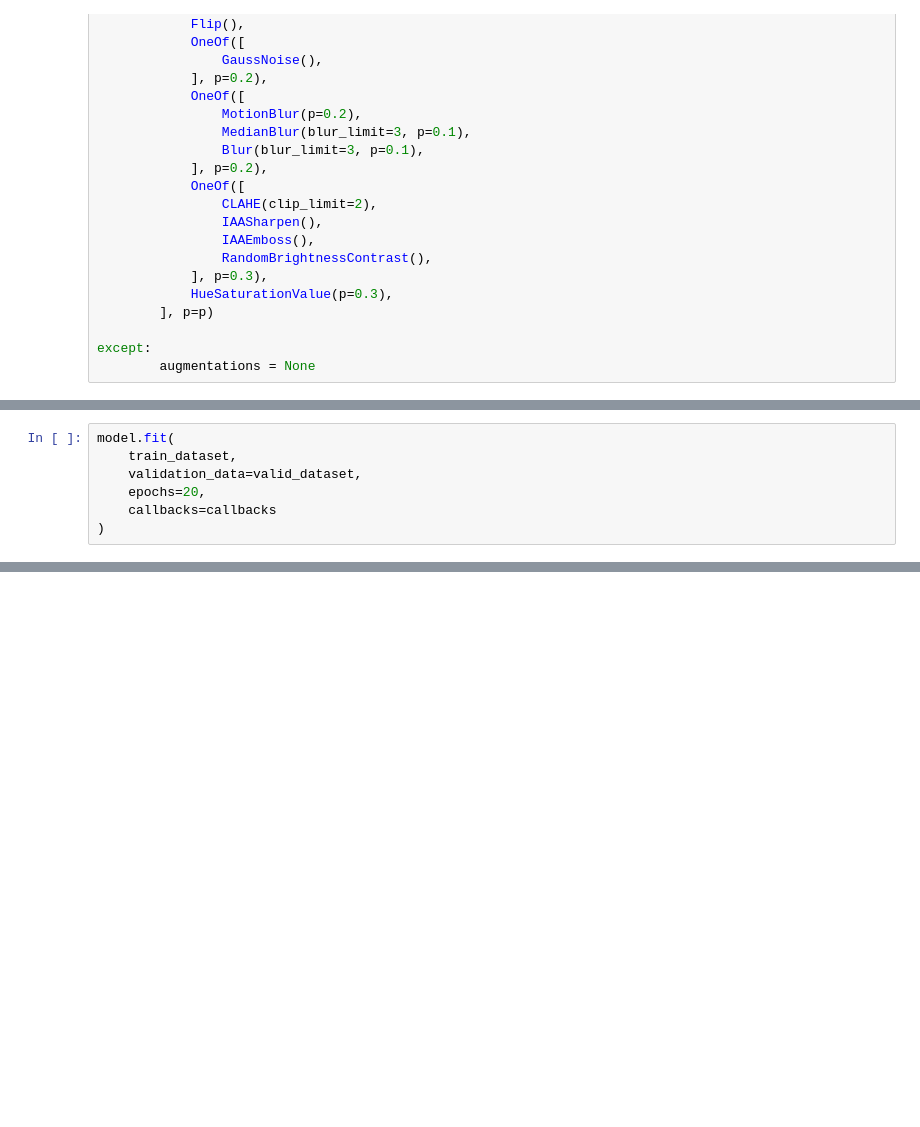
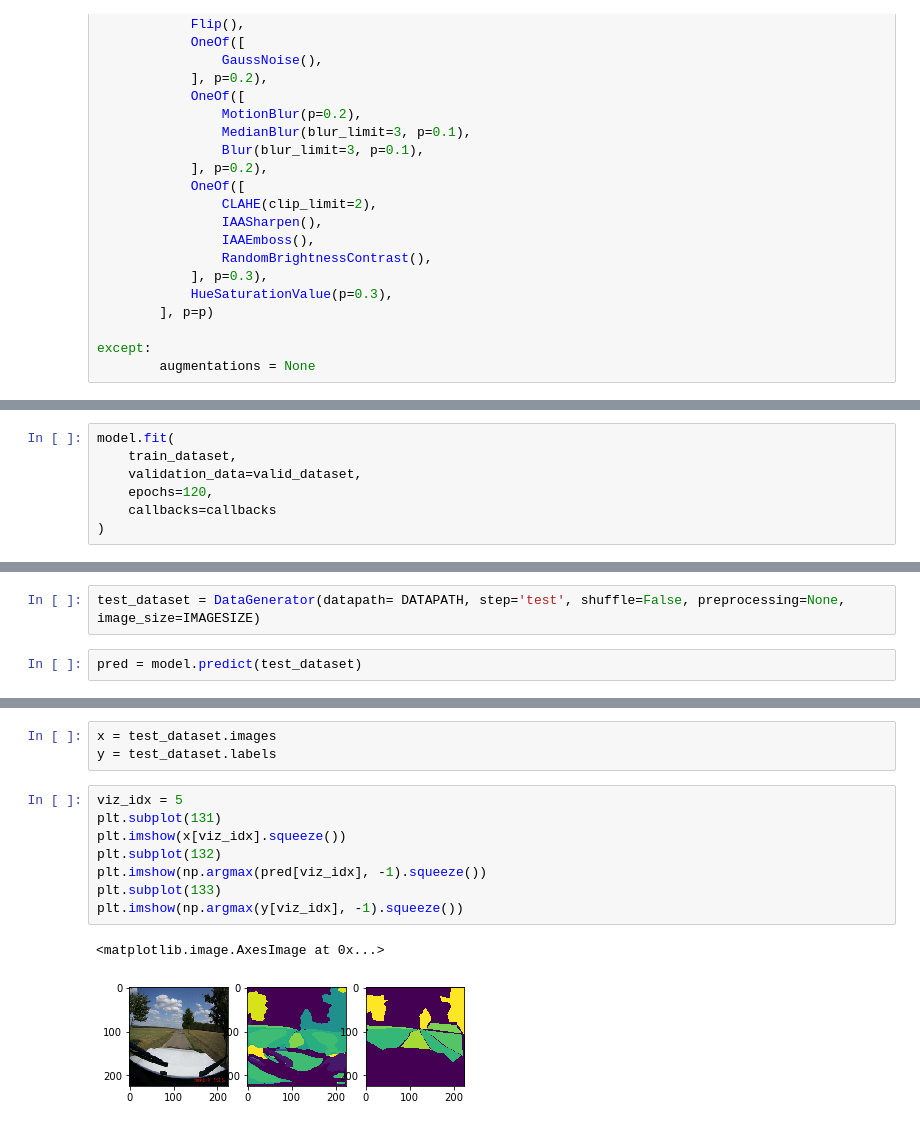
Before and after one commit to HIDA-Datathon/HIDA-Neurones, a Jupyter notebook: notebooks/KerasUNet.ipynb, the cells around one changed output, grey strips where cells are left out. Saved outputs shown, nothing was run; the diff lists cells and outputs as text; blank space fills up the shorter version.

Commit message:
Model 1 maybe done

```diff
--- a/notebooks/KerasUNet.ipynb
+++ b/notebooks/KerasUNet.ipynb
@@ -123,6 +152,6 @@ valid_dataset = DataGenerator(datapath= DATAPATH, step='valid', shuffle=False, p
 model.fit(
     train_dataset,
     validation_data=valid_dataset,
-    epochs=20,
+    epochs=120,
     callbacks=callbacks
 )
@@ -130,0 +158,4 @@ KeyboardInterrupt:
+# %%
+test_dataset = DataGenerator(datapath= DATAPATH, step='test', shuffle=False, preprocessing=None, image_size=IMAGESIZE)
+# %%
+pred = model.predict(test_dataset)
@@ -130,0 +167,14 @@ KeyboardInterrupt:
+# %%
+x = test_dataset.images
+y = test_dataset.labels
+# %%
+viz_idx = 5
+plt.subplot(131)
+plt.imshow(x[viz_idx].squeeze())
+plt.subplot(132)
+plt.imshow(np.argmax(pred[viz_idx], -1).squeeze())
+plt.subplot(133)
+plt.imshow(np.argmax(y[viz_idx], -1).squeeze())
+# %% [output]
+<matplotlib.image.AxesImage at 0x...>
+[figure, added]
```
Also changed, not shown: parts of 7 cells of this notebook, 1 other file.
